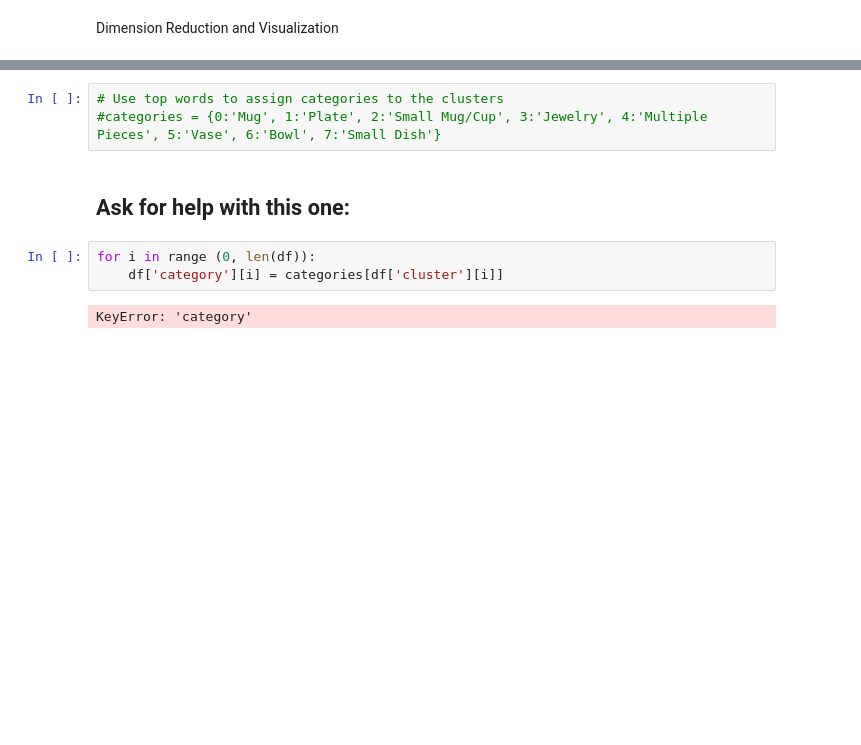
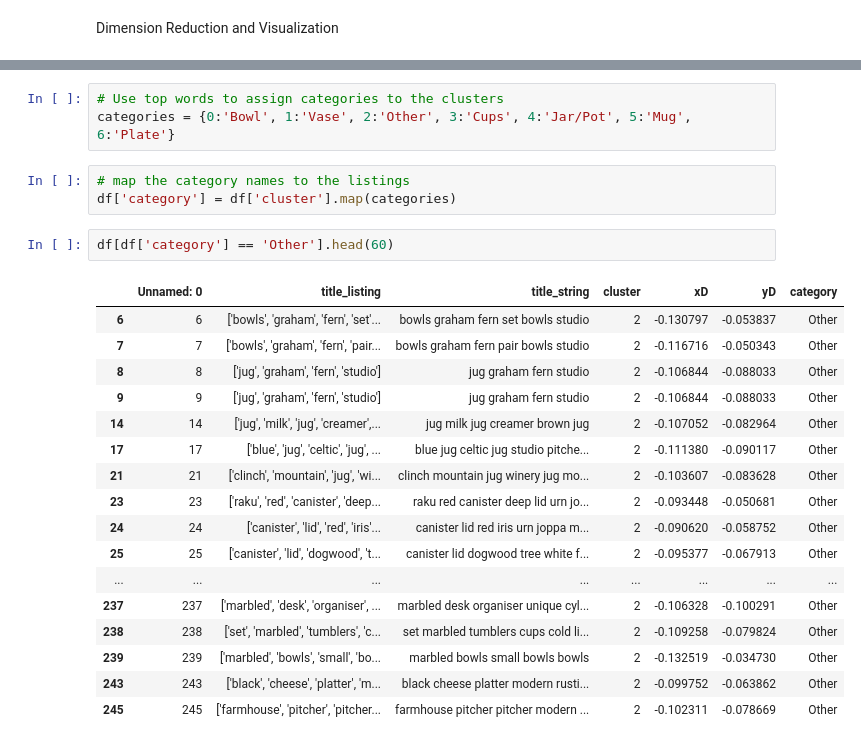
Before and after one commit to torisatori/etsy-pottery, a Jupyter notebook: TF-IDF Vectorization w K-Means Clustering on Titles.ipynb, the cells around one changed output, grey strips where cells are left out. Cells and saved outputs as stored; diff of their text form; blank space fills up the shorter version.

```diff
--- a/TF-IDF Vectorization w K-Means Clustering on Titles.ipynb
+++ b/TF-IDF Vectorization w K-Means Clustering on Titles.ipynb
@@ -155,10 +210,26 @@ plt.show()
 # %%
 # Use top words to assign categories to the clusters
-#categories = {0:'Mug', 1:'Plate', 2:'Small Mug/Cup', 3:'Jewelry', 4:'Multiple Pieces', 5:'Vase', 6:'Bowl', 7:'Small Dish'}
+categories = {0:'Bowl', 1:'Vase', 2:'Other', 3:'Cups', 4:'Jar/Pot', 5:'Mug', 6:'Plate'}
-# %% [markdown]
-## Ask for help with this one:
-# %%
-for i in range (0, len(df)):
-    df['category'][i] = categories[df['cluster'][i]]
-# %% [output]
-KeyError: 'category'
+# %%
+# map the category names to the listings
+df['category'] = df['cluster'].map(categories)
+# %%
+df[df['category'] == 'Other'].head(60)
+# %% [output]
+|  | Unnamed: 0 | title_listing | title_string | cluster | xD | yD | category |
+| 6 | 6 | ['bowls', 'graham', 'fern', 'set'... | bowls graham fern set bowls studio | 2 | -0.130797 | -0.053837 | Other |
+| 7 | 7 | ['bowls', 'graham', 'fern', 'pair... | bowls graham fern pair bowls studio | 2 | -0.116716 | -0.050343 | Other |
+| 8 | 8 | ['jug', 'graham', 'fern', 'studio'] | jug graham fern studio | 2 | -0.106844 | -0.088033 | Other |
+| 9 | 9 | ['jug', 'graham', 'fern', 'studio'] | jug graham fern studio | 2 | -0.106844 | -0.088033 | Other |
+| 14 | 14 | ['jug', 'milk', 'jug', 'creamer',... | jug milk jug creamer brown jug | 2 | -0.107052 | -0.082964 | Other |
+| 17 | 17 | ['blue', 'jug', 'celtic', 'jug', ... | blue jug celtic jug studio pitche... | 2 | -0.111380 | -0.090117 | Other |
+| 21 | 21 | ['clinch', 'mountain', 'jug', 'wi... | clinch mountain jug winery jug mo... | 2 | -0.103607 | -0.083628 | Other |
+| 23 | 23 | ['raku', 'red', 'canister', 'deep... | raku red canister deep lid urn jo... | 2 | -0.093448 | -0.050681 | Other |
+| 24 | 24 | ['canister', 'lid', 'red', 'iris'... | canister lid red iris urn joppa m... | 2 | -0.090620 | -0.058752 | Other |
+| 25 | 25 | ['canister', 'lid', 'dogwood', 't... | canister lid dogwood tree white f... | 2 | -0.095377 | -0.067913 | Other |
+| ... | ... | ... | ... | ... | ... | ... | ... |
+| 237 | 237 | ['marbled', 'desk', 'organiser', ... | marbled desk organiser unique cyl... | 2 | -0.106328 | -0.100291 | Other |
+| 238 | 238 | ['set', 'marbled', 'tumblers', 'c... | set marbled tumblers cups cold li... | 2 | -0.109258 | -0.079824 | Other |
+| 239 | 239 | ['marbled', 'bowls', 'small', 'bo... | marbled bowls small bowls bowls | 2 | -0.132519 | -0.034730 | Other |
+| 243 | 243 | ['black', 'cheese', 'platter', 'm... | black cheese platter modern rusti... | 2 | -0.099752 | -0.063862 | Other |
+| 245 | 245 | ['farmhouse', 'pitcher', 'pitcher... | farmhouse pitcher pitcher modern ... | 2 | -0.102311 | -0.078669 | Other |
```
Also changed, not shown: parts of 18 cells of this notebook, 5 other files.
